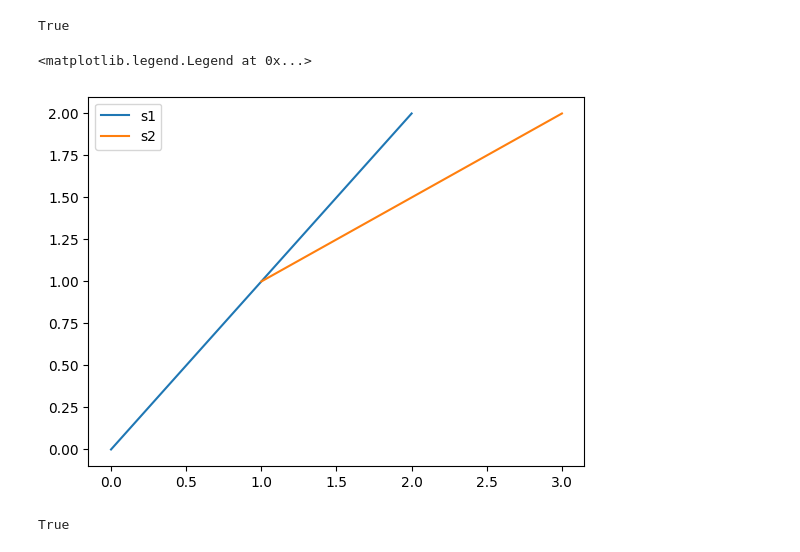
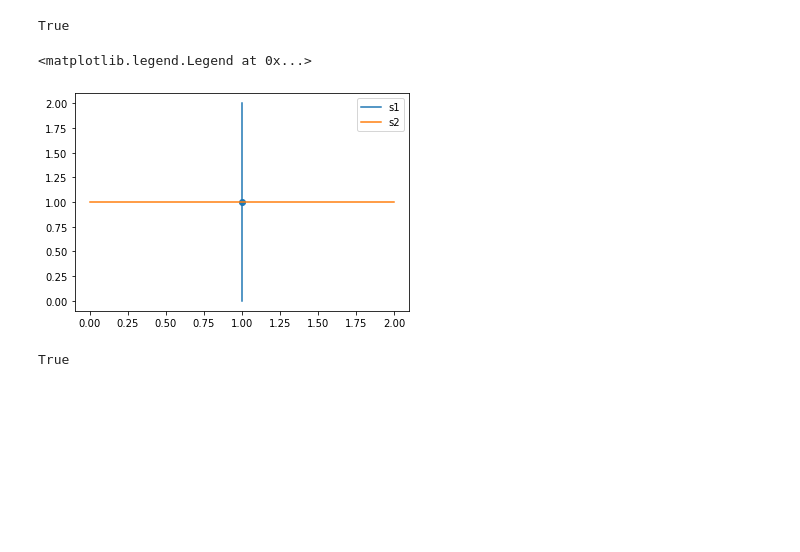
Before and after one commit to Pagutri/Tarea2Geometria, a Jupyter notebook: test_interseccion.ipynb, the cells around one changed output. Saved outputs shown, nothing was run; the diff lists cells and outputs as text; code cells hidden in the pictures; blank space fills up the shorter version.

Commit message:
Lista función que encuentra el punto de cruce

```diff
--- a/test_interseccion.ipynb
+++ b/test_interseccion.ipynb
@@ -30,6 +23,16 @@ F.direction(p1, p3, p2)
 F.segments_intersect(s1, s2)
 # %% [output]
 True
+# %%
+cruce = F.punto_de_cruce(s1, s2)
+
+s1.dibujar("s1")
+s2.dibujar("s2")
+plt.scatter([cruce.x], [cruce.y])
+plt.legend()
+# %% [output]
+<matplotlib.legend.Legend at 0x...>
+[figure, added]
 # %%
 p1 = Point(0, 0)
 p2 = Point(2, 2)
@@ -38,13 +41,6 @@ p4 = Point(1, 1)
 
 s1 = Segment(p1, p2)
 s2 = Segment(p3, p4)
-
-s1.dibujar("s1")
-s2.dibujar("s2")
-plt.legend()
-# %% [output]
-<matplotlib.legend.Legend at 0x...>
-[figure, removed]
 # %%
 F.on_segment(p1, p2, p4)
 # %% [output]
```
Also changed, not shown: parts of 3 cells of this notebook, 1 other file.
